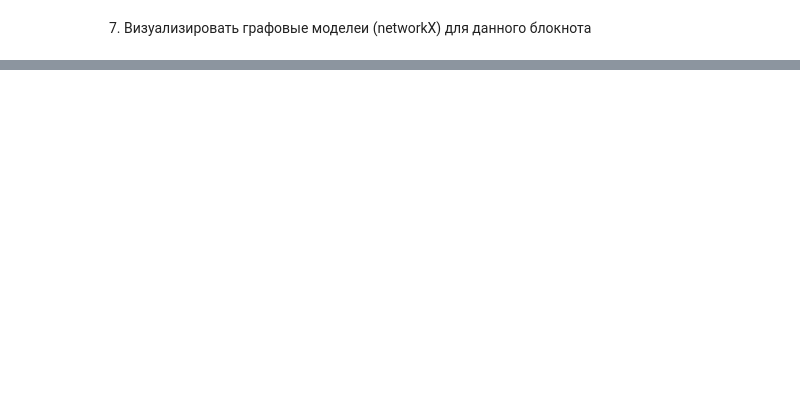
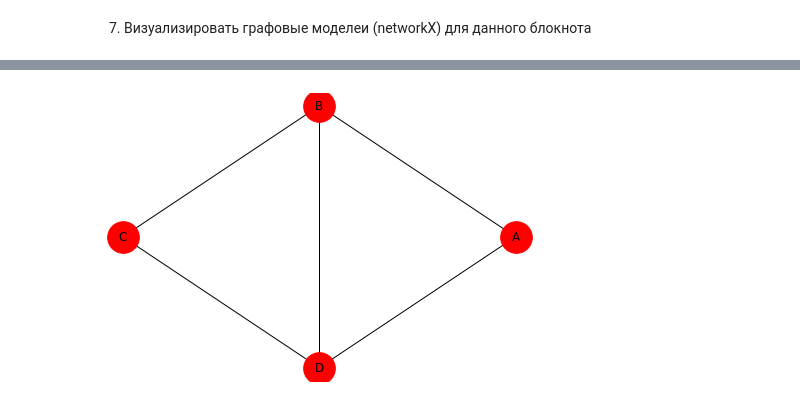
Before and after one commit to SizovaDarya708/DataAnalysis, a Jupyter notebook: HomeWork/Marcov.ipynb, the cells around one changed output, grey strips where cells are left out. Drawn from its saved outputs; the diff is of its cells as text; code cells hidden in the pictures; blank space fills up the shorter version.

```diff
--- a/HomeWork/Marcov.ipynb
+++ b/HomeWork/Marcov.ipynb
@@ -543,0 +224,23 @@ b)[0,5712, 0,4288].
+# %%
+cities = {'A':(0, 20),
+     'B':(15, 24),
+     'C':(16, 41),
+     'D':(10, 40)}
+
+graph = nx.Graph()
+graph.add_nodes_from(cities)
+# %%
+kilometres = {('A', 'B', 15),
+              ('B', 'C', 16),
+              ('B', 'D', 25),
+              ('C', 'D', 14),
+              ('D', 'A', 18)}
+
+graph.add_weighted_edges_from(kilometres)
+# %%
+nx.draw_circular(graph,
+         node_color='red',
+         node_size=1000,
+         with_labels=True)
+# %% [output]
+[figure, added]
```
Also changed, not shown: parts of 108 cells of this notebook.
